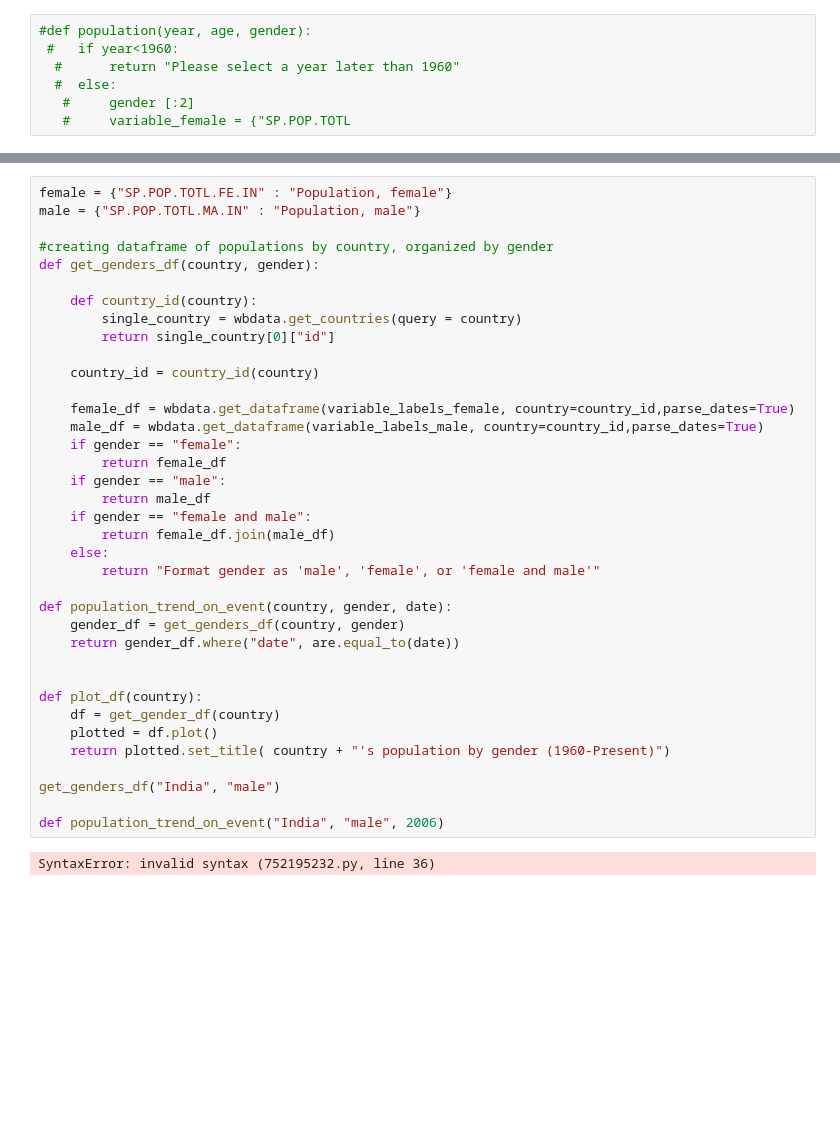
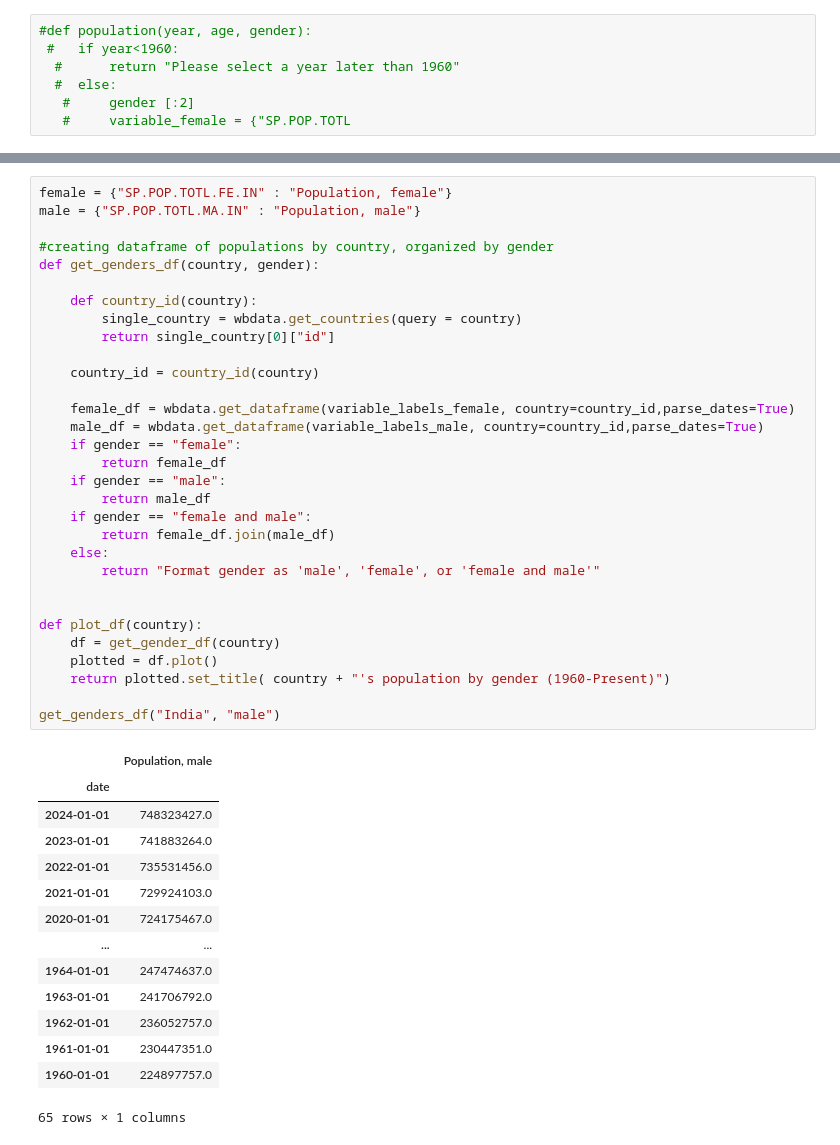
Before and after one commit to leannabaltonado/Dorothy-Thomas, a Jupyter notebook: leanna.ipynb, the cells around one changed output, grey strips where cells are left out. Drawn from its saved outputs; the diff is of its cells as text; blank space fills up the shorter version.

```diff
--- a/leanna.ipynb
+++ b/leanna.ipynb
@@ -62,38 +116,45 @@ female = {"SP.POP.TOTL.FE.IN" : "Population, female"}
 male = {"SP.POP.TOTL.MA.IN" : "Population, male"}
 
 #creating dataframe of populations by country, organized by gender
 def get_genders_df(country, gender):
 
     def country_id(country):
         single_country = wbdata.get_countries(query = country)
         return single_country[0]["id"]
 
     country_id = country_id(country)
 
     female_df = wbdata.get_dataframe(variable_labels_female, country=country_id,parse_dates=True)
     male_df = wbdata.get_dataframe(variable_labels_male, country=country_id,parse_dates=True)
     if gender == "female":
         return female_df
     if gender == "male":
         return male_df
     if gender == "female and male":
         return female_df.join(male_df)
     else:
         return "Format gender as 'male', 'female', or 'female and male'"
 
-def population_trend_on_event(country, gender, date):
-    gender_df = get_genders_df(country, gender)
-    return gender_df.where("date", are.equal_to(date))
-
 
 def plot_df(country):
     df = get_gender_df(country)
     plotted = df.plot()
     return plotted.set_title( country + "'s population by gender (1960-Present)")
 
 get_genders_df("India", "male")
-
-def population_trend_on_event("India", "male", 2006)
 # %% [output]
+|  | Population, male |
+| date |  |
+| 2024-01-01 | 748323427.0 |
+| 2023-01-01 | 741883264.0 |
+| 2022-01-01 | 735531456.0 |
+| 2021-01-01 | 729924103.0 |
+| 2020-01-01 | 724175467.0 |
+| ... | ... |
+| 1964-01-01 | 247474637.0 |
+| 1963-01-01 | 241706792.0 |
+| 1962-01-01 | 236052757.0 |
+| 1961-01-01 | 230447351.0 |
+| 1960-01-01 | 224897757.0 |
-SyntaxError: invalid syntax (752195232.py, line 36)
+65 rows × 1 columns
 # %%
```
Also changed, not shown: parts of 7 cells of this notebook.
